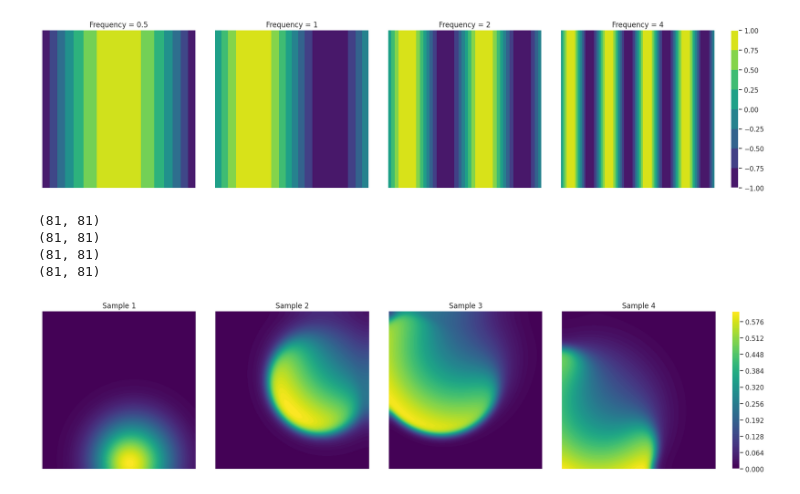
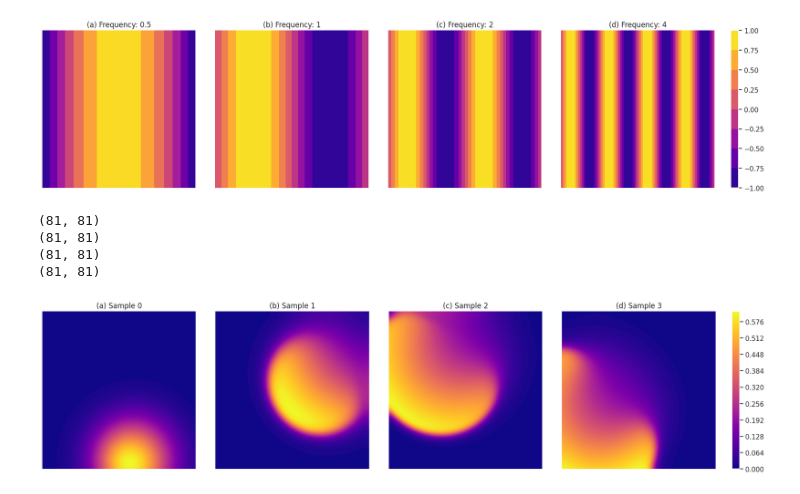
Before and after one commit to Jiangce2017/hammer_chuizi, a Jupyter notebook: general_FNO/plots.ipynb, the cells around one changed output. Cells and saved outputs as stored; diff of their text form; code cells hidden in the pictures.

```diff
--- a/general_FNO/plots.ipynb
+++ b/general_FNO/plots.ipynb
@@ -16,7 +17,7 @@ domain_size = 1
 resolution = 64
 num_time_steps = 10
 dt = 0.01
-num_samples = 1
+num_samples = 20
 seed = 0
 
 dataset1 = ConvectionDiffusionDataset(frequency1, domain_size, resolution, num_time_steps, dt, num_samples, seed)
@@ -31,55 +32,56 @@ fig, axs = plt.subplots(1, 4, figsize=(20, 5))
 
 # increase font size
 plt.rcParams.update({'font.size': 80})
+labels = ['a', 'b', 'c', 'd']
 
 for i, dataset in enumerate([dataset1, dataset2, dataset3, dataset4]):
-    axs[i].contourf(xx, yy, dataset[0][0].squeeze(), cmap='viridis')
-    axs[i].set_title(f'Frequency = {dataset.frequency}')
+    axs[i].contourf(xx, yy, dataset[0][0].squeeze(), cmap='plasma')
+    axs[i].set_title(f'({labels[i]}) Frequency: {dataset.frequency}')
     axs[i].axis('off')
 
 # tight_layout() adjusts the subplots to fit into the figure area.
 plt.tight_layout(pad=0.5)
 
 # add colorbar on the right
-cbar = fig.colorbar(axs[3].contourf(xx, yy, dataset[0][0].squeeze(), cmap='viridis'), ax=axs, orientation='vertical', pad=0.02)
+cbar = fig.colorbar(axs[3].contourf(xx, yy, dataset[0][0].squeeze(), cmap='plasma'), ax=axs, orientation='vertical', pad=0.02)
 
 plt.show()
 # %% [output]
-[figure, old version]
+[figure, new version]
 # %%
 # plot four samples of Burgers' equation
 domain_size = 1
 resolution = 81
 
 data_dir = os.path.join('data','burgers')
 
 dataset = BurgersDatasetWhole(root=data_dir)
 
 sns.set()
 fig, axs = plt.subplots(1, 4, figsize=(20, 5))
 
 # increase font size
 plt.rcParams.update({'font.size': 80})
 xx = np.linspace(0, 1, 81)
 yy = np.linspace(0, 1, 81)
 for i in range(4):
     sample = dataset[i * 1000]
     print(sample[0][:, :, 0].shape)
-    axs[i].contourf(xx, yy, sample[0][:, :, 0], cmap='viridis', levels=100)
-    axs[i].set_title(f'Sample {i+1}')
+    axs[i].contourf(xx, yy, sample[0][:, :, 0], cmap='plasma', levels=100)
+    axs[i].set_title(f'({labels[i]}) Sample {i}')
     axs[i].axis('off')
 
 # tight_layout() adjusts the subplots to fit into the figure area.
 plt.tight_layout(pad=0.5)
 
 # add colorbar on the right
-cbar = fig.colorbar(axs[3].contourf(xx, yy, sample[0][:, :, 0], cmap='viridis', levels=100), ax=axs, orientation='vertical', pad=0.02)
+cbar = fig.colorbar(axs[3].contourf(xx, yy, sample[0][:, :, 0], cmap='plasma', levels=100), ax=axs, orientation='vertical', pad=0.02)
 # %% [output]
 (81, 81)
 (81, 81)
 (81, 81)
 (81, 81)
-[figure, old version]
+[figure, new version]
 # %%
 modes = 8
 width = 20
```
Also changed, not shown: parts of 5 cells of this notebook, 3 other files.
